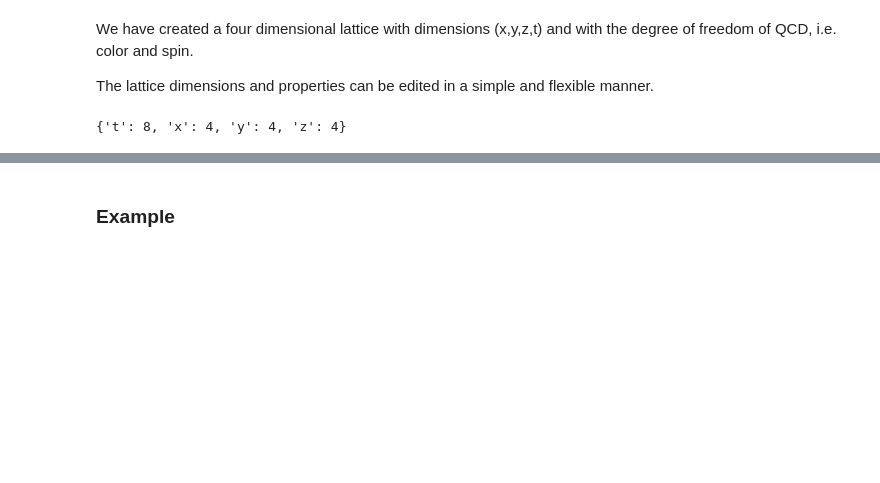
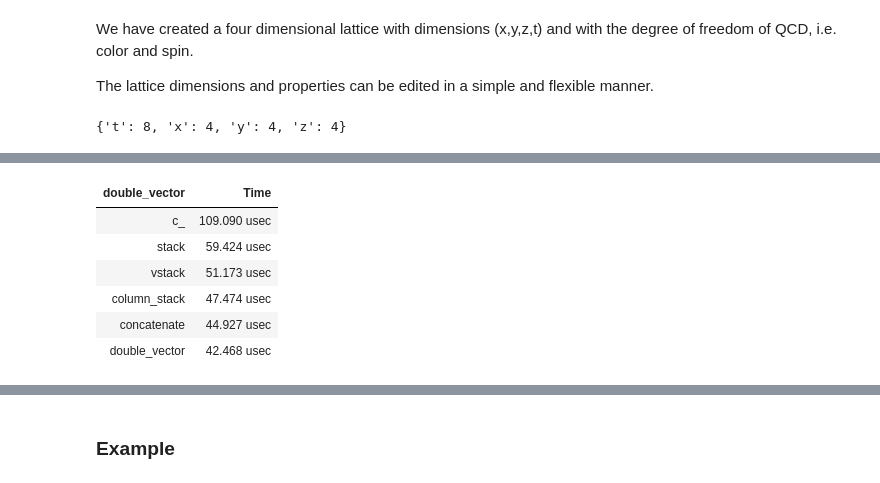
Before and after one commit to Lyncs-API/lyncs, a Jupyter notebook: notebooks/Lyncs.ipynb, the cells around one changed output, grey strips where cells are left out. Saved outputs shown, nothing was run; the diff lists cells and outputs as text; code cells hidden in the pictures; blank space fills up the shorter version.

```diff
--- a/notebooks/Lyncs.ipynb
+++ b/notebooks/Lyncs.ipynb
@@ -106,0 +529,10 @@ On the lattice we define fields and they are represented by the `lyncs.Field` ob
+# %%
+benchmark(vec)
+# %% [output]
+| double_vector | Time |
+| c_ | 109.090 usec |
+| stack | 59.424 usec |
+| vstack | 51.173 usec |
+| column_stack | 47.474 usec |
+| concatenate | 44.927 usec |
+| double_vector | 42.468 usec |
```
Also changed, not shown: parts of 106 cells of this notebook.
